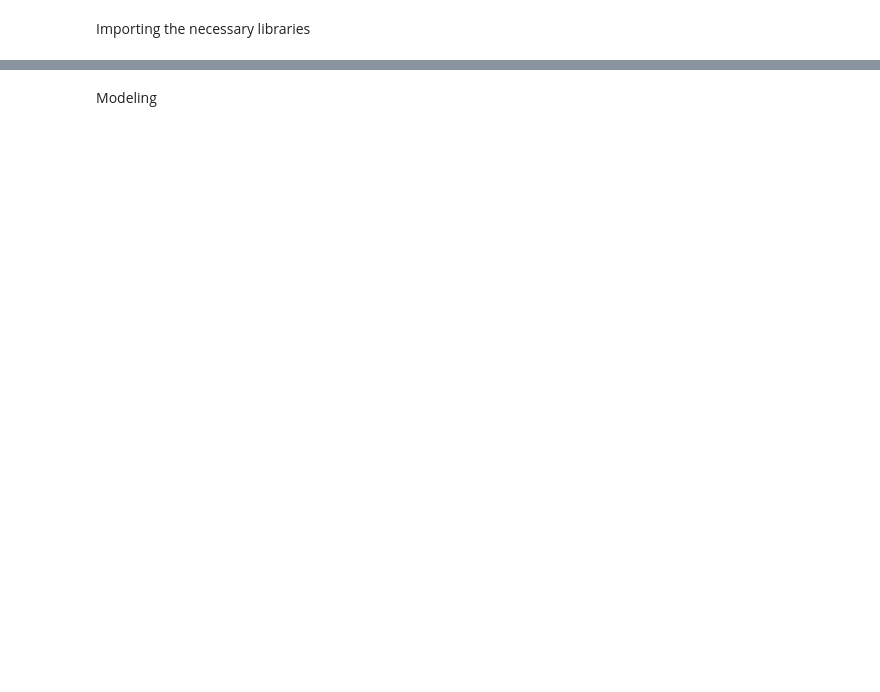
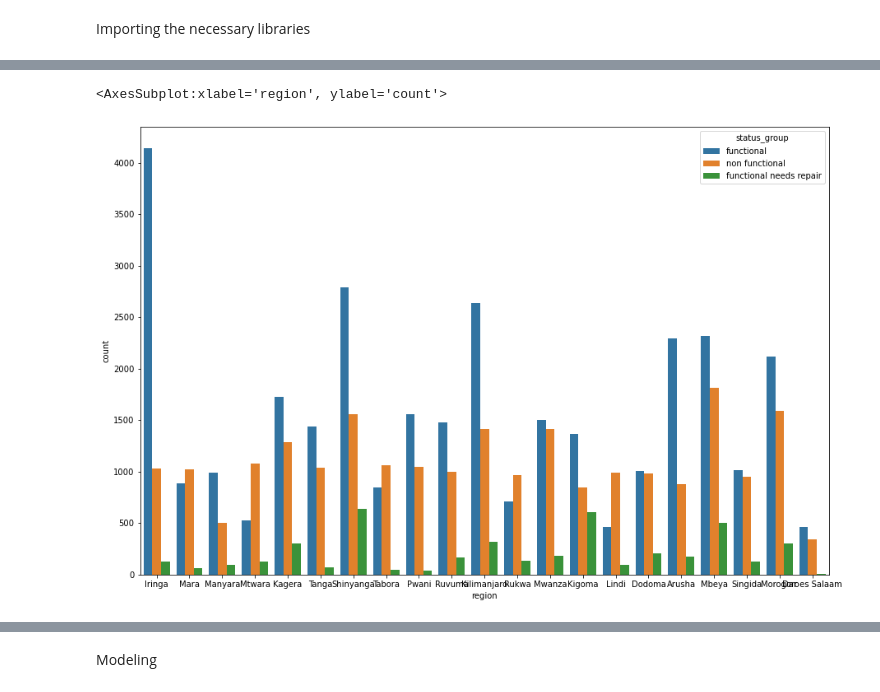
Before and after one commit to darthur93/Classification-P3, a Jupyter notebook: Notebook.ipynb, the cells around one changed output, grey strips where cells are left out. Drawn from its saved outputs; the diff is of its cells as text; code cells hidden in the pictures; blank space fills up the shorter version.

```diff
--- a/Notebook.ipynb
+++ b/Notebook.ipynb
@@ -275,0 +306,7 @@ def PrintEvaluation(y_train, y_test, X_train, X_test, train_preds, test_preds, m
+# %%
+plt.figure(figsize=(15, 10))
+
+sns.countplot(data=data,x='region',hue='status_group')
+# %% [output]
+<AxesSubplot:xlabel='region', ylabel='count'>
+[figure, added]
```
Also changed, not shown: parts of 157 cells of this notebook.
